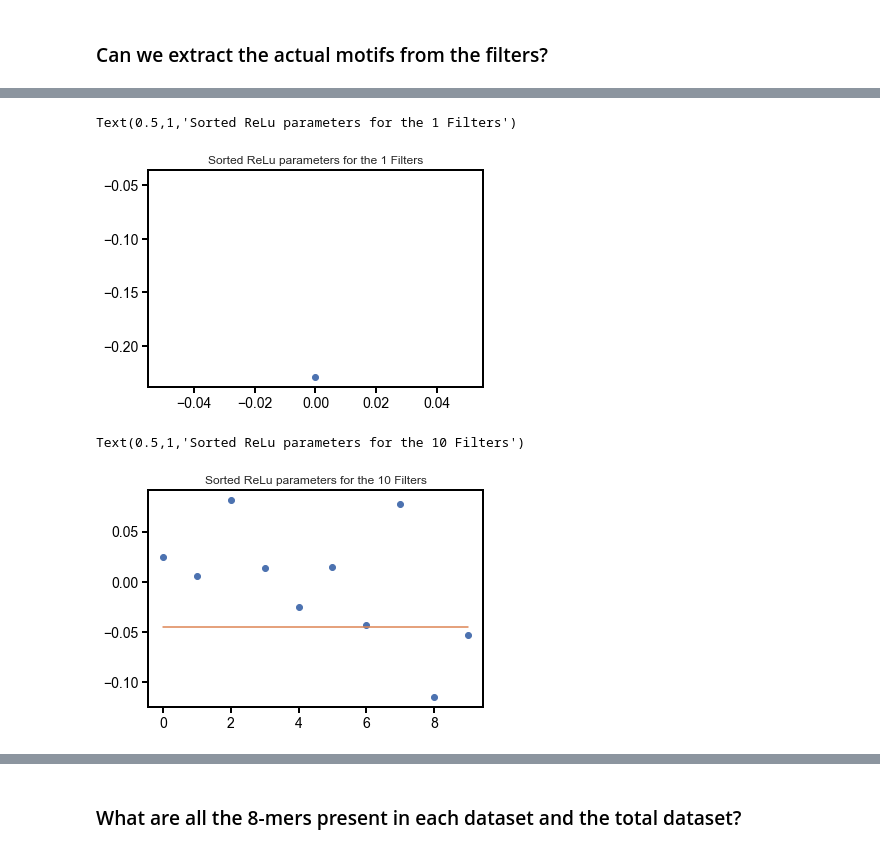
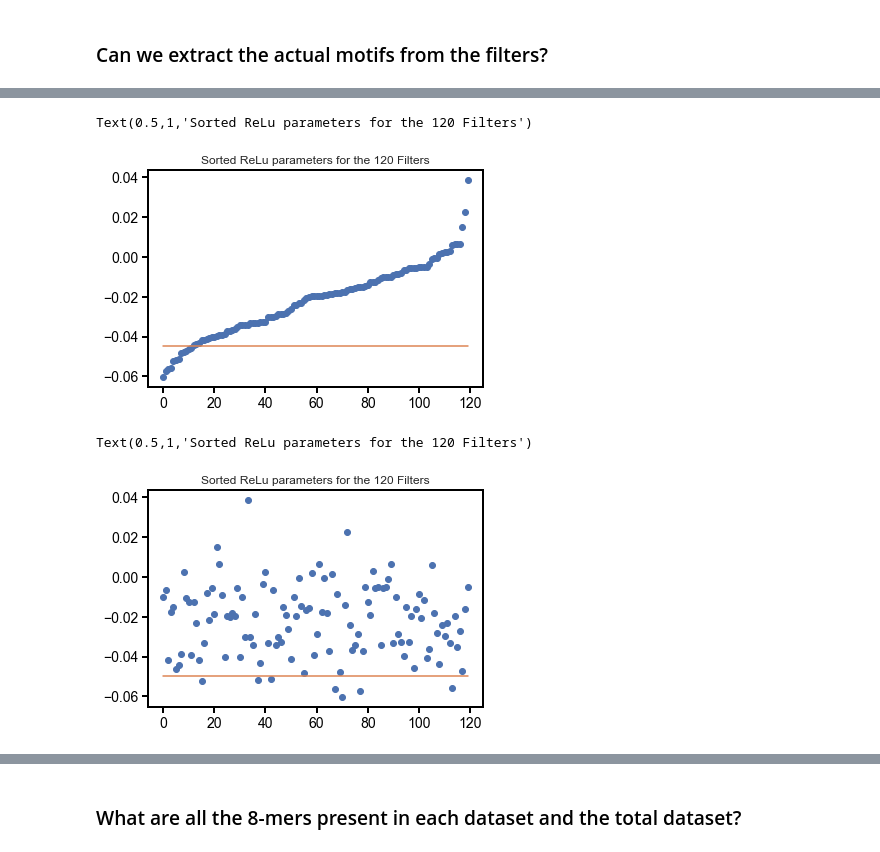
Before and after one commit to laueste/human_5utr_modeling, a Jupyter notebook: modeling/training_MRL_CNN.ipynb, the cells around one changed output, grey strips where cells are left out. Drawn from its saved outputs; the diff is of its cells as text; code cells hidden in the pictures.

```diff
--- a/modeling/training_MRL_CNN.ipynb
+++ b/modeling/training_MRL_CNN.ipynb
@@ -276,7 +282,7 @@ for i in range(len(x)):
 # %% [markdown]
 ### Can we extract the actual motifs from the filters?
 # %%
-NFILTERS = 1
+NFILTERS = 120
 filters = [x[0][:,:,i] for i in range(NFILTERS)] #layer 1 filters
 df_example = pd.DataFrame(data=filters[0])
 df_example = df_example.transpose(copy=True)
@@ -298,16 +305,16 @@ plt.plot(range(NFILTERS),sorted(x[1]),marker='o',linestyle='None')
 plt.plot(range(NFILTERS),[-0.045]*NFILTERS)
 plt.title("Sorted ReLu parameters for the "+str(NFILTERS)+" Filters")
 # %% [output]
-Text(0.5,1,'Sorted ReLu parameters for the 1 Filters')
+Text(0.5,1,'Sorted ReLu parameters for the 120 Filters')
-[figure, old version]
+[figure, new version]
 # %%
 plt.plot(range(NFILTERS),x[1],marker='o',linestyle='None')
-plt.plot(range(NFILTERS),[-0.045]*NFILTERS)
+plt.plot(range(NFILTERS),[-0.05]*NFILTERS)
 plt.title("Sorted ReLu parameters for the "+str(NFILTERS)+" Filters")
 # Note that the 10th, 9th, and 6th filters are the "most important" by this metric
 # %% [output]
-Text(0.5,1,'Sorted ReLu parameters for the 10 Filters')
+Text(0.5,1,'Sorted ReLu parameters for the 120 Filters')
-[figure, old version]
+[figure, new version]
 # %%
 # Get just the filters with the highest relu weighting
 #   (actually...hmm, is lower better? point where switches to linear is lower, aka we care sooner...?)
```
Also changed, not shown: parts of 15 cells of this notebook, 8 other files.
